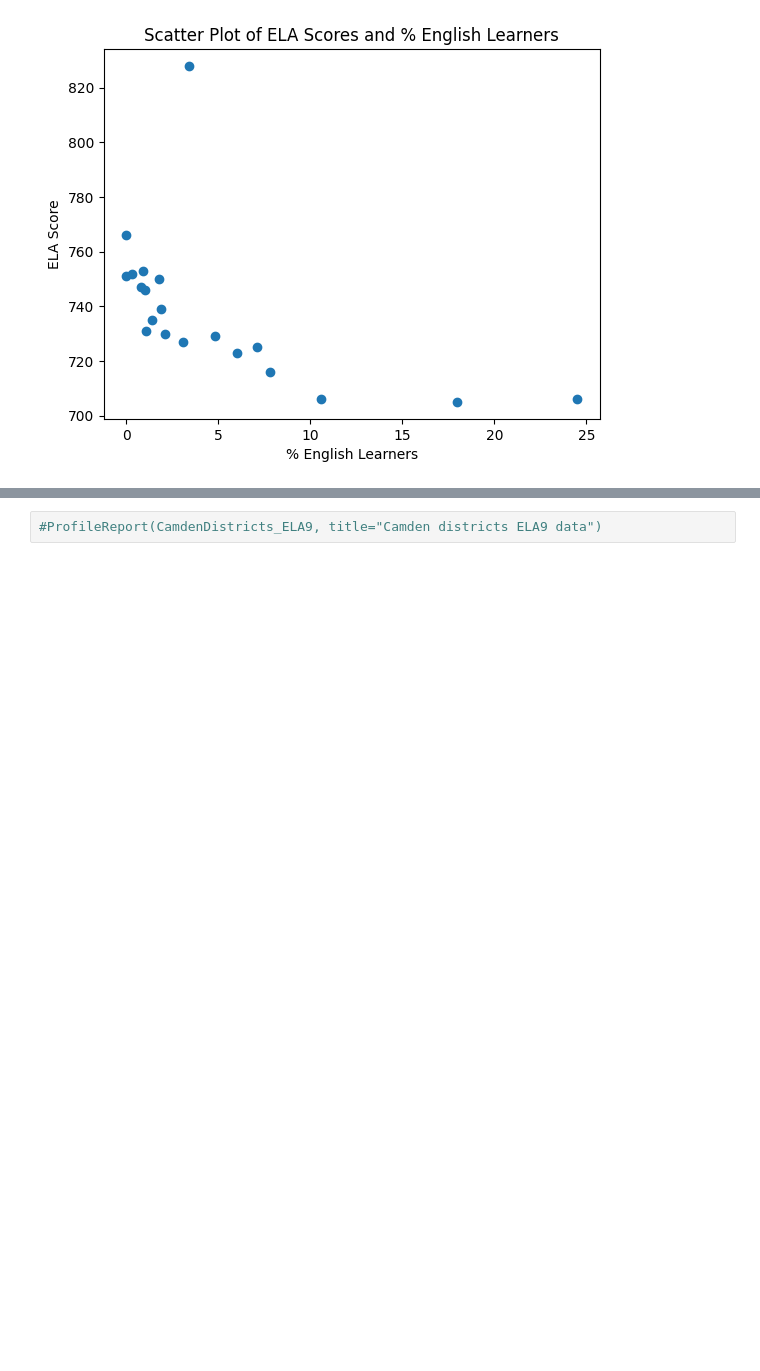
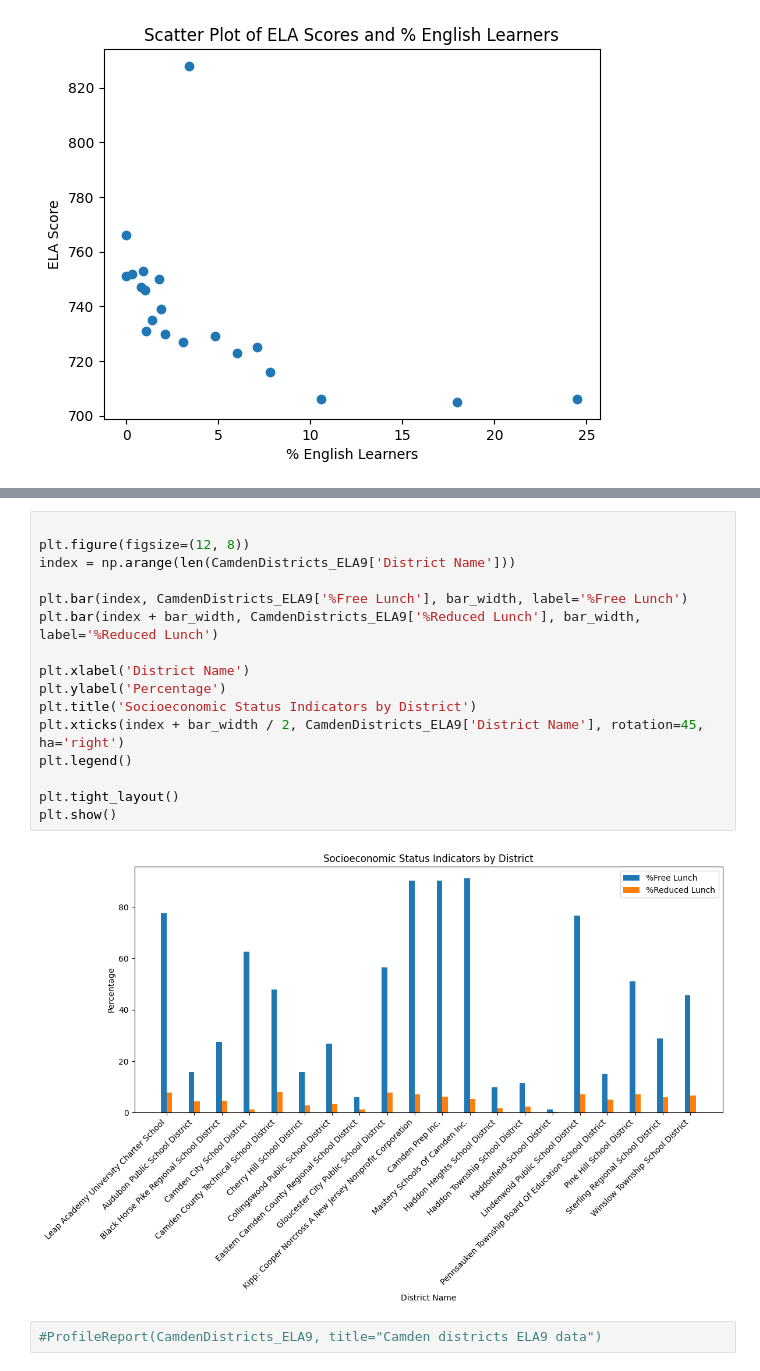
Before and after one commit to citjimm/DMDS, a Jupyter notebook: PS6-Cit.ipynb, the cells around one changed output, grey strips where cells are left out. Saved outputs shown, nothing was run; the diff lists cells and outputs as text; blank space fills up the shorter version.

```diff
--- a/PS6-Cit.ipynb
+++ b/PS6-Cit.ipynb
@@ -458,3 +504,21 @@ plt.show()
+# %%
+
+plt.figure(figsize=(12, 8))
+index = np.arange(len(CamdenDistricts_ELA9['District Name']))
+
+plt.bar(index, CamdenDistricts_ELA9['%Free Lunch'], bar_width, label='%Free Lunch')
+plt.bar(index + bar_width, CamdenDistricts_ELA9['%Reduced Lunch'], bar_width, label='%Reduced Lunch')
+
+plt.xlabel('District Name')
+plt.ylabel('Percentage')
+plt.title('Socioeconomic Status Indicators by District')
+plt.xticks(index + bar_width / 2, CamdenDistricts_ELA9['District Name'], rotation=45, ha='right')
+plt.legend()
+
+plt.tight_layout()
+plt.show()
+# %% [output]
+[figure, added]
 # %%
 #ProfileReport(CamdenDistricts_ELA9, title="Camden districts ELA9 data")
 # %% [markdown]
```
Also changed, not shown: parts of 5 cells of this notebook.
